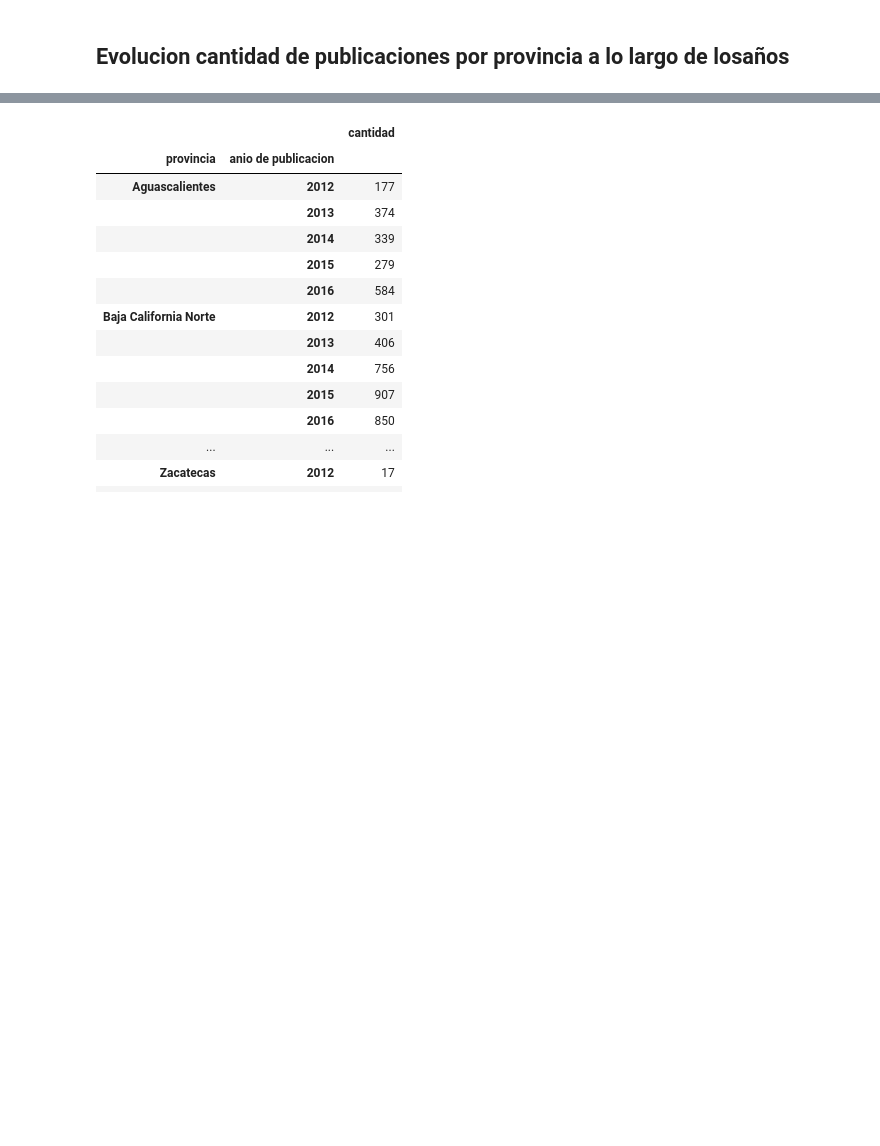
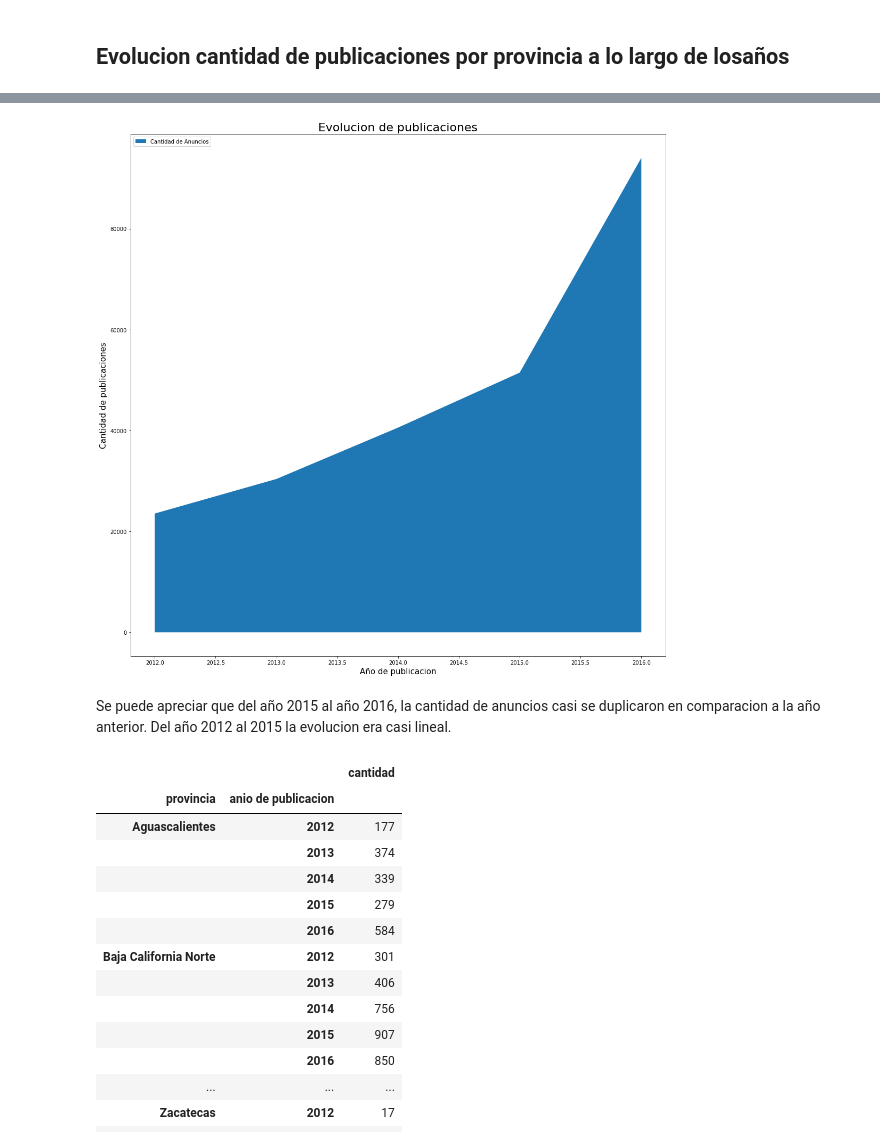
Before and after one commit to petermacgaul/orgaDatos-1, a Jupyter notebook: TP1/05-AnalisisPorFecha.ipynb, the cells around one changed output, grey strips where cells are left out. Drawn from its saved outputs; the diff is of its cells as text; code cells hidden in the pictures; blank space fills up the shorter version.

Commit message:
evolucion por años

```diff
--- a/TP1/05-AnalisisPorFecha.ipynb
+++ b/TP1/05-AnalisisPorFecha.ipynb
@@ -222,0 +218,5 @@ dtype: int64
+# %%
+years =df["anio de publicacion"].unique()
+years.sort()
+# %%
+g_years = df.groupby(["anio de publicacion"]).agg({"cantidad":"sum"})
@@ -223,3 +233,20 @@ dtype: int64
+# %%
+x =years
+y= [g_years.iloc[0][0],g_years.iloc[1][0],g_years.iloc[2][0],g_years.iloc[3][0],g_years.iloc[4][0]]
+plt.rcParams['figure.figsize'] = [18.0,18.0]
+plt.title("Evolucion de publicaciones", fontsize=22)
+plt.xlabel("Año de publicacion", fontsize=15)
+plt.ylabel("Cantidad de publicaciones", fontsize=15)
+
+plt.stackplot(x,y, labels=["Cantidad de Anuncios"] )
+plt.legend(loc = "upper left")
+plt.show()
+# %% [output]
+[figure, added]
+# %% [markdown]
+Se puede apreciar que del año 2015 al año 2016, la cantidad de anuncios casi
+se duplicaron en comparacion a la año anterior.
+Del año 2012 al 2015 la evolucion era casi lineal.
 # %%
 grouped
 # %% [output]
```
Also changed, not shown: parts of 2 cells of this notebook.
